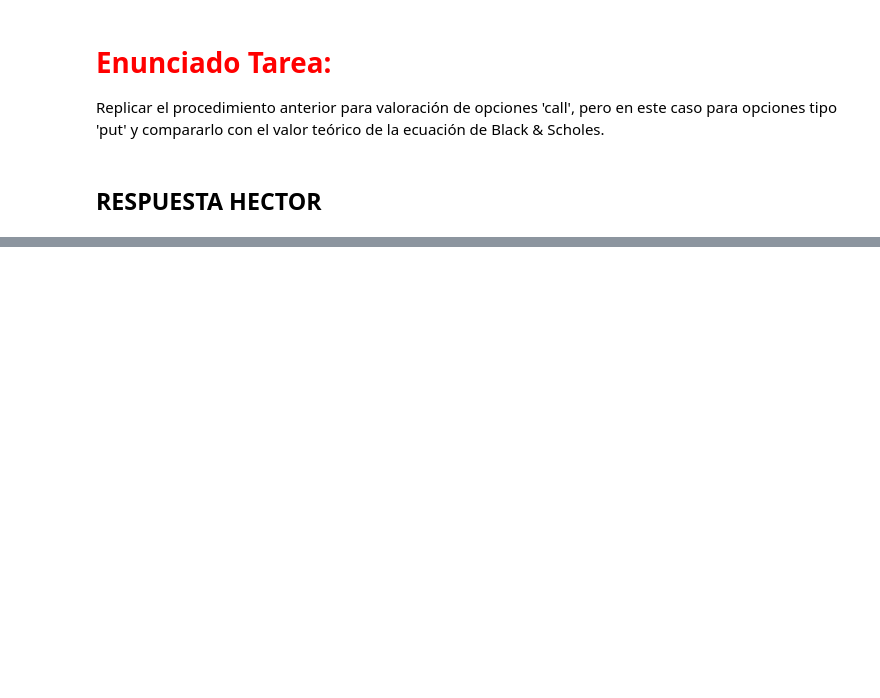
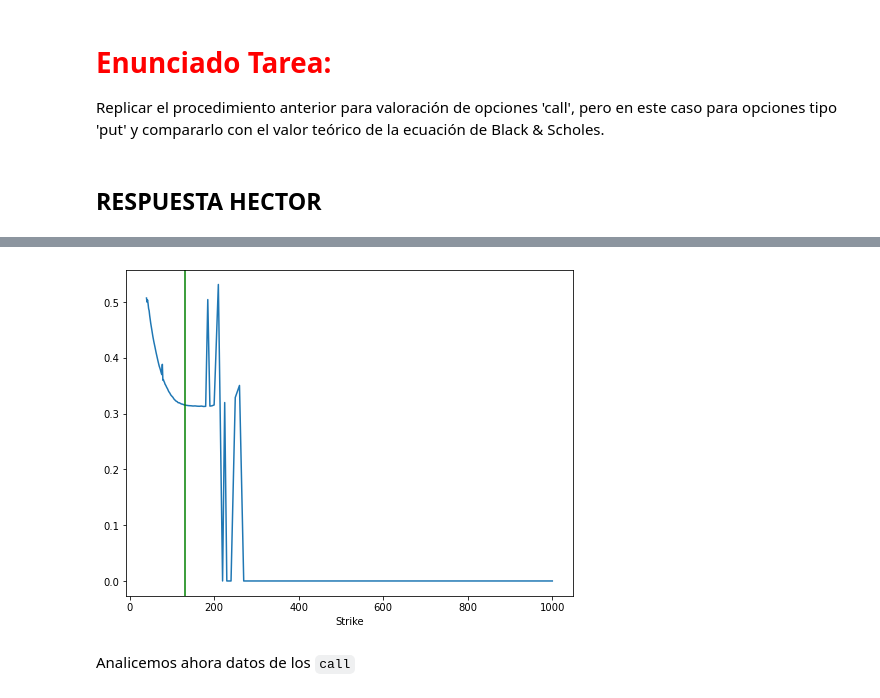
Before and after one commit to Aranzazu-R/Tarea9y10_HectorChavez_AranzazuRendon, a Jupyter notebook: Tarea9_Hector_Aranzazu.ipynb, the cells around one changed output, grey strips where cells are left out. Saved outputs shown, nothing was run; the diff lists cells and outputs as text; code cells hidden in the pictures; blank space fills up the shorter version.

```diff
--- a/Tarea9_Hector_Aranzazu.ipynb
+++ b/Tarea9_Hector_Aranzazu.ipynb
@@ -22,0 +144,8 @@ Replicar el procedimiento anterior para valoración de opciones 'call', pero en
+# %%
+# para los put de la fecha 2
+ax = put06_f2.set_index('Strike').loc[:, 'IV'].plot(figsize=(8,6))
+ax.axvline(put06_f2.Underlying_Price.iloc[0], color='g');
+# %% [output]
+[figure, added]
+# %% [markdown]
+Analicemos ahora datos de los `call`
```
Also changed, not shown: parts of 94 cells of this notebook.
